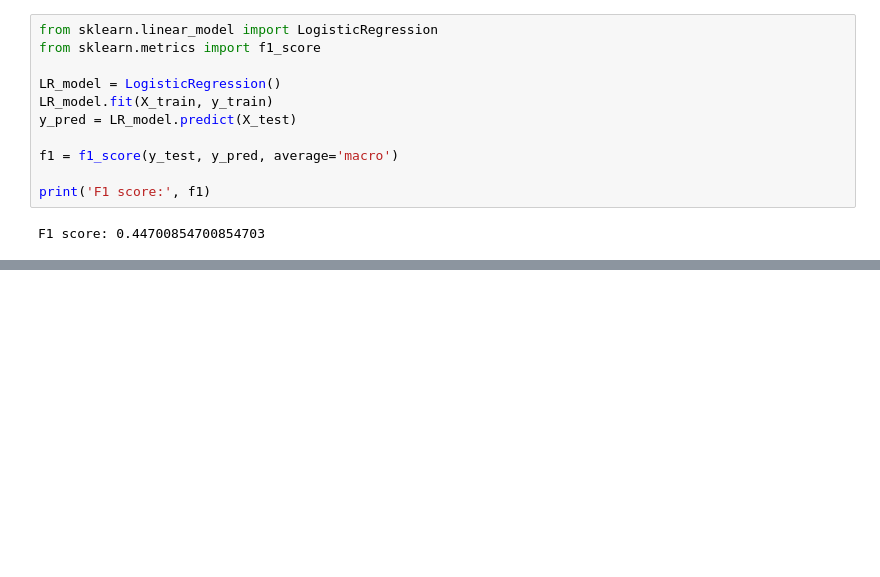
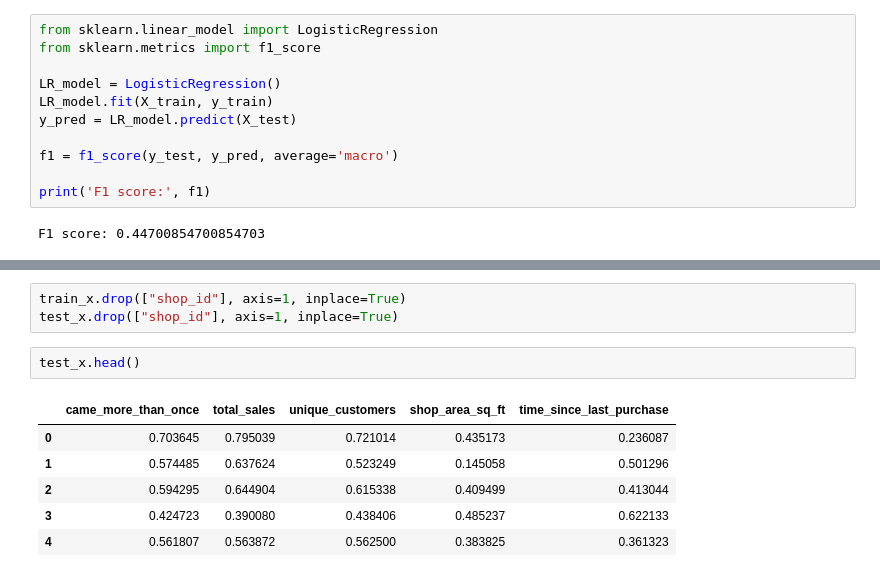
Before and after one commit to joelsathi/DataStorm-4.0-BrainLeftException, a Jupyter notebook: competition-notebook.ipynb, the cells around one changed output, grey strips where cells are left out. Cells and saved outputs as stored; diff of their text form; blank space fills up the shorter version.

```diff
--- a/competition-notebook.ipynb
+++ b/competition-notebook.ipynb
@@ -661,0 +640,12 @@ F1 score: 0.44700854700854703
+# %%
+train_x.drop(["shop_id"], axis=1, inplace=True)
+test_x.drop(["shop_id"], axis=1, inplace=True)
+# %%
+test_x.head()
+# %% [output]
+|  | came_more_than_once | total_sales | unique_customers | shop_area_sq_ft | time_since_last_purchase |
+| 0 | 0.703645 | 0.795039 | 0.721014 | 0.435173 | 0.236087 |
+| 1 | 0.574485 | 0.637624 | 0.523249 | 0.145058 | 0.501296 |
+| 2 | 0.594295 | 0.644904 | 0.615338 | 0.409499 | 0.413044 |
+| 3 | 0.424723 | 0.390080 | 0.438406 | 0.485237 | 0.622133 |
+| 4 | 0.561807 | 0.563872 | 0.562500 | 0.383825 | 0.361323 |
```
Also changed, not shown: parts of 25 cells of this notebook, 2 other files.
